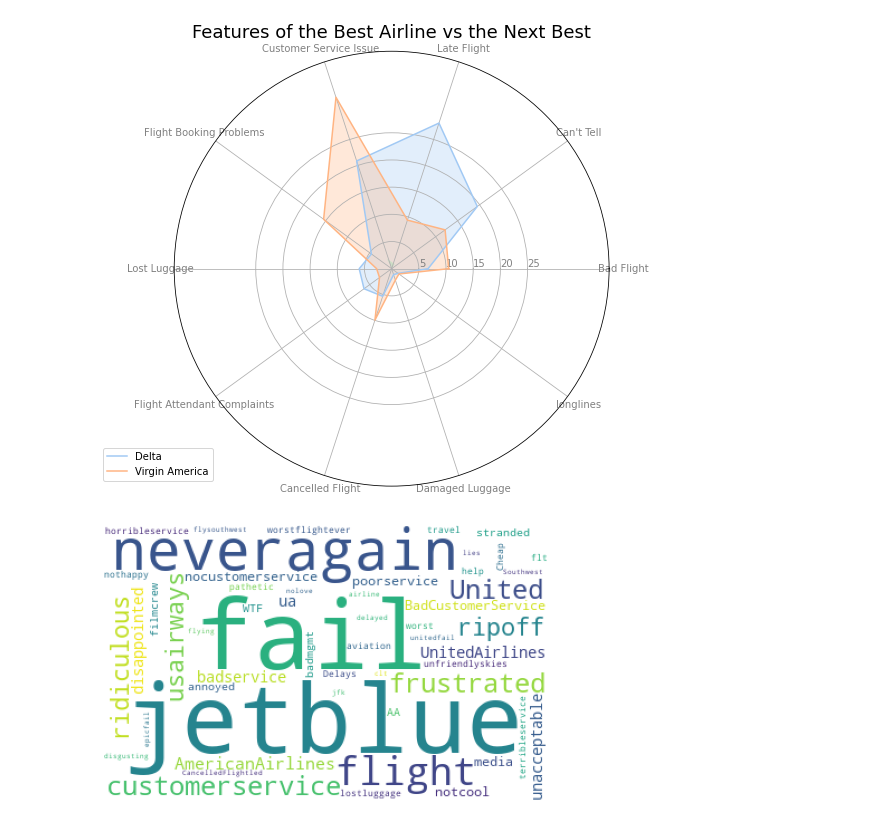
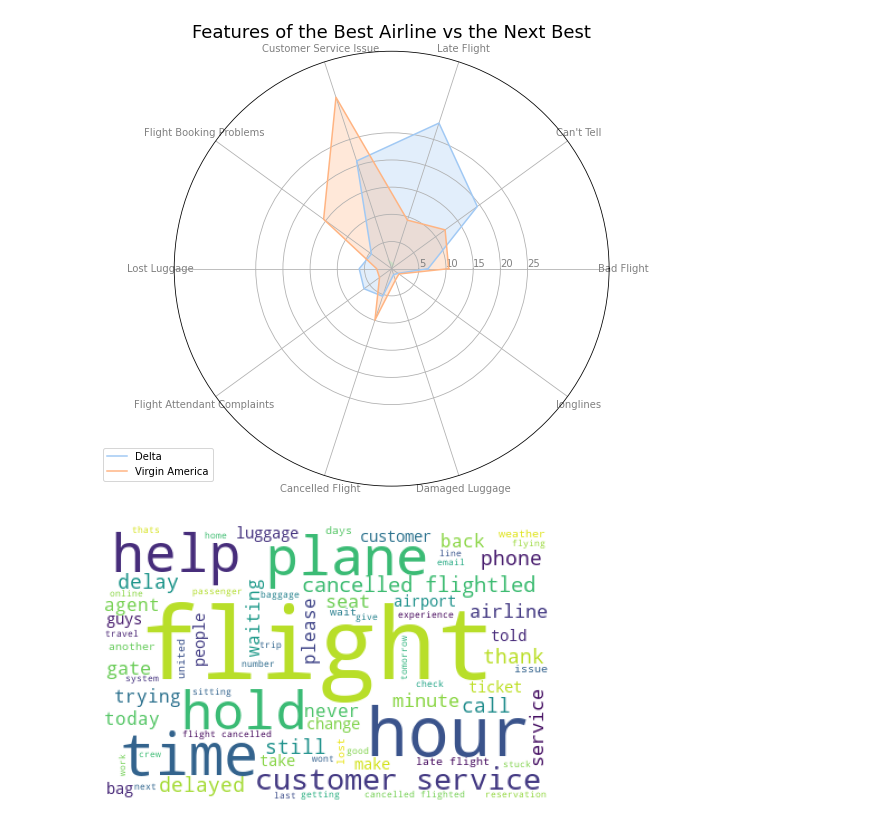
Before and after one commit to skacem/Business-Analytics, a Jupyter notebook: Sentiment_Analysis/USAirline.ipynb, the cells around one changed output. Drawn from its saved outputs; the diff is of its cells as text; code cells hidden in the pictures.

Commit message:
clean data

```diff
--- a/Sentiment_Analysis/USAirline.ipynb
+++ b/Sentiment_Analysis/USAirline.ipynb
@@ -88,6 +89,6 @@ To clean the tweets we get rid of:
 # %%
 # 1. & 2.
-df['tweet_clean'] = df['text'].apply(lambda x: re.sub(r"@\S+|https?://\S+|[^a-zA-Z#\s]", '', x ).strip())
+df['tweet_clean'] = df['text'].apply(lambda x: re.sub(r"@\S+|https?://\S+|[^a-zA-Z#\s]", '', x ).strip().lower())
 # %%
 df['tweet_clean'].head(10)
 # %% [output]
@@ -104,7 +105,7 @@ df['tweet_clean'].head(10)
 Name: tweet_clean, dtype: object
 # %%
 # Remove short words
-df['tweet_clean'] = df['tweet_clean'].apply(lambda x: ' '.join([w for w in x.split() if len(w)>2]))
+df['tweet_clean'] = df['tweet_clean'].apply(lambda x: ' '.join([w for w in x.split() if len(w)>3]))
 df[['text', 'tweet_clean']].head(10)
 # %% [output]
 |  | text | tweet_clean |
@@ -312,5 +313,36 @@ plt.show()
 # %% [output]
 [figure]
 # %%
-# Generate a word cloud for negative tweets
-tweets = df[df['airline_sentiment']=='negative']
+
+def generate_wordcloud(sentiment):
+    """
+    Generate a wordcloud fig from tweets given sentiment
+
+    sentiment could be: 'negative', 'positive', 'all'
+    """
+    stopwords = STOPWORDS | {'going', 'will', 'know',
+                             'dont', 'really', 'even',
+                             'want', 'didnt','someone',
+                             'cant', 'need', 'doesnt',
+                             'said'}
+
+    if sentiment == 'all':
+        words = df['tweet_clean'].str.cat(sep=' ')
+        stopwords = {}
+    else:
+        words = df[df['airline_sentiment']==sentiment]['tweet_clean'].str.cat(sep=' ')
+
+
+
+    wordcloud = WordCloud(stopwords=stopwords,
+                          background_color='white',
+                          width=400,
+                          height=250,
+                          min_font_size=8,
+                          collocation_threshold=150,
+                          max_words=500,
+                         ).generate(words)
+    plt.figure(1,figsize=(8, 8))
+    plt.imshow(wordcloud)
+    plt.axis('off')
+    plt.show()
@@ -326,7 +349,5 @@ wordcloud = WordCloud(stopwords=STOPWORDS,
 # %%
-plt.figure(1,figsize=(8, 8))
-plt.imshow(wordcloud)
-plt.axis('off')
-plt.show()
+# most used words by negative sentiment
+generate_wordcloud('negative')
 # %% [output]
-[figure, old version]
+[figure, new version]
```
Also changed, not shown: parts of 6 cells of this notebook.
